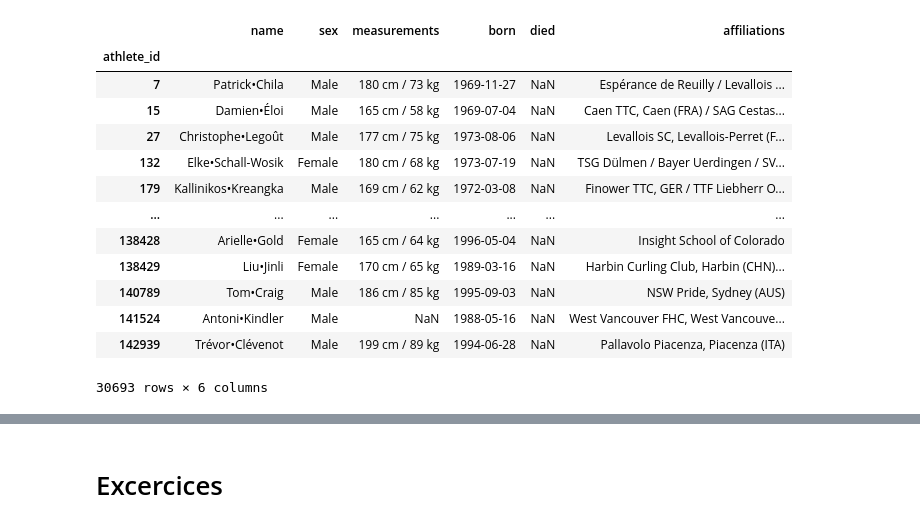
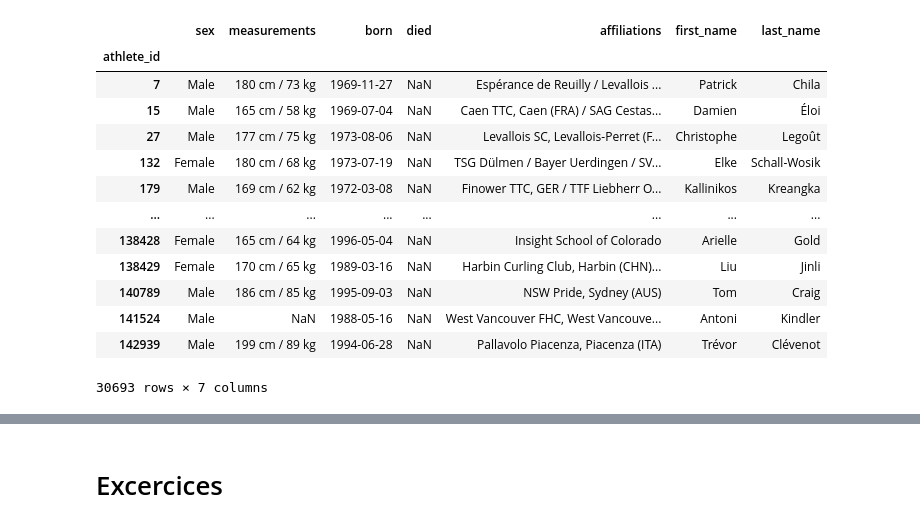
Before and after one commit to 841723/informatica-s7, a Jupyter notebook: mads-tpds/project/project1/src/project1.ipynb, the cells around one changed output, grey strips where cells are left out. Saved outputs shown, nothing was run; the diff lists cells and outputs as text; code cells hidden in the pictures.

```diff
--- a/mads-tpds/project/project1/src/project1.ipynb
+++ b/mads-tpds/project/project1/src/project1.ipynb
@@ -53,19 +45,23 @@ dtype: object
-# %%
-df_metadata = pd.read_excel('../data/metadata.xlsx')
-df_metadata.set_index('athlete_id', inplace=True)
-df_metadata
-# %% [output]
-|  | name | sex | measurements | born | died | affiliations |
-| athlete_id |  |  |  |  |  |  |
-| 7 | Patrick•Chila | Male | 180 cm / 73 kg | 1969-11-27 | NaN | Espérance de Reuilly / Levallois ... |
-| 15 | Damien•Éloi | Male | 165 cm / 58 kg | 1969-07-04 | NaN | Caen TTC, Caen (FRA) / SAG Cestas... |
-| 27 | Christophe•Legoût | Male | 177 cm / 75 kg | 1973-08-06 | NaN | Levallois SC, Levallois-Perret (F... |
-| 132 | Elke•Schall-Wosik | Female | 180 cm / 68 kg | 1973-07-19 | NaN | TSG Dülmen / Bayer Uerdingen / SV... |
-| 179 | Kallinikos•Kreangka | Male | 169 cm / 62 kg | 1972-03-08 | NaN | Finower TTC, GER / TTF Liebherr O... |
-| ... | ... | ... | ... | ... | ... | ... |
-| 138428 | Arielle•Gold | Female | 165 cm / 64 kg | 1996-05-04 | NaN | Insight School of Colorado |
-| 138429 | Liu•Jinli | Female | 170 cm / 65 kg | 1989-03-16 | NaN | Harbin Curling Club, Harbin (CHN)... |
-| 140789 | Tom•Craig | Male | 186 cm / 85 kg | 1995-09-03 | NaN | NSW Pride, Sydney (AUS) |
-| 141524 | Antoni•Kindler | Male | NaN | 1988-05-16 | NaN | West Vancouver FHC, West Vancouve... |
-| 142939 | Trévor•Clévenot | Male | 199 cm / 89 kg | 1994-06-28 | NaN | Pallavolo Piacenza, Piacenza (ITA) |
-30693 rows × 6 columns
+# %%
+df_metadata_athletes = pd.read_excel('../data/metadata.xlsx', sheet_name='athletes')
+df_metadata_athletes.set_index('athlete_id', inplace=True)
+names = df_metadata_athletes['name'].str.split('•', n=1, expand=True)
+df_metadata_athletes['first_name'] = names[0]
+df_metadata_athletes['last_name'] = names[1]
+df_metadata_athletes.drop('name', axis=1, inplace=True)
+df_metadata_athletes
+# %% [output]
+|  | sex | measurements | born | died | affiliations | first_name | last_name |
+| athlete_id |  |  |  |  |  |  |  |
+| 7 | Male | 180 cm / 73 kg | 1969-11-27 | NaN | Espérance de Reuilly / Levallois ... | Patrick | Chila |
+| 15 | Male | 165 cm / 58 kg | 1969-07-04 | NaN | Caen TTC, Caen (FRA) / SAG Cestas... | Damien | Éloi |
+| 27 | Male | 177 cm / 75 kg | 1973-08-06 | NaN | Levallois SC, Levallois-Perret (F... | Christophe | Legoût |
+| 132 | Female | 180 cm / 68 kg | 1973-07-19 | NaN | TSG Dülmen / Bayer Uerdingen / SV... | Elke | Schall-Wosik |
+| 179 | Male | 169 cm / 62 kg | 1972-03-08 | NaN | Finower TTC, GER / TTF Liebherr O... | Kallinikos | Kreangka |
+| ... | ... | ... | ... | ... | ... | ... | ... |
+| 138428 | Female | 165 cm / 64 kg | 1996-05-04 | NaN | Insight School of Colorado | Arielle | Gold |
+| 138429 | Female | 170 cm / 65 kg | 1989-03-16 | NaN | Harbin Curling Club, Harbin (CHN)... | Liu | Jinli |
+| 140789 | Male | 186 cm / 85 kg | 1995-09-03 | NaN | NSW Pride, Sydney (AUS) | Tom | Craig |
+| 141524 | Male | NaN | 1988-05-16 | NaN | West Vancouver FHC, West Vancouve... | Antoni | Kindler |
+| 142939 | Male | 199 cm / 89 kg | 1994-06-28 | NaN | Pallavolo Piacenza, Piacenza (ITA) | Trévor | Clévenot |
+30693 rows × 7 columns
```
Also changed, not shown: parts of 14 cells of this notebook.
